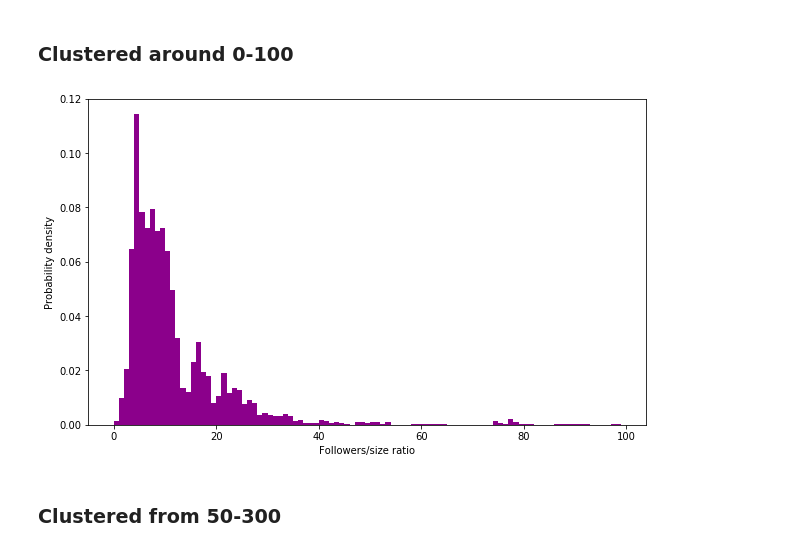
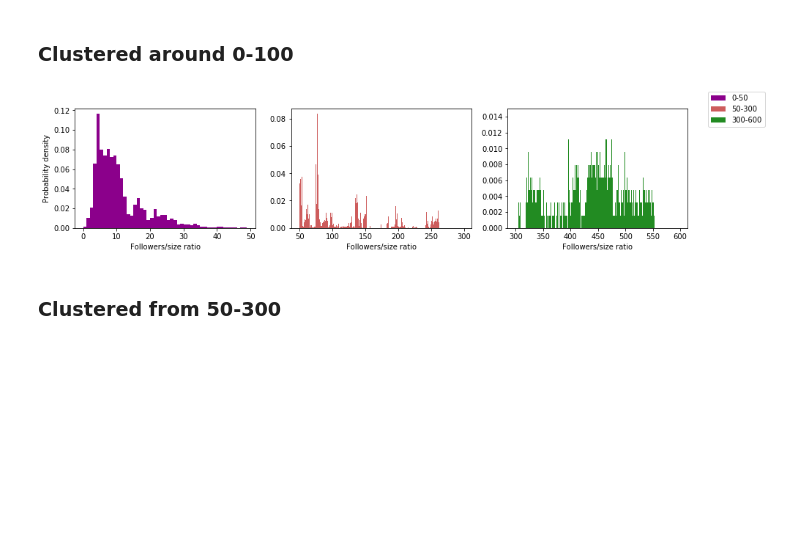
Before and after one commit to hyojunada/data_incubator_challenge_linkedin, a Jupyter notebook: notebook/Section3-fig1_follower_distribution.ipynb, the cells around one changed output. Saved outputs shown, nothing was run; the diff lists cells and outputs as text; code cells hidden in the pictures; blank space fills up the shorter version.

Commit message:
making figures pretty

```diff
--- a/notebook/Section3-fig1_follower_distribution.ipynb
+++ b/notebook/Section3-fig1_follower_distribution.ipynb
@@ -68,13 +68,27 @@ plt.savefig('../result/followers_to_size_ratio.png', dpi=300, transparent=True,
 [figure]
 # %% [markdown]
 ### Clustered around 0-100
-# %%
-fig, ax = plt.subplots(figsize=(10,6))
-ax.hist(followers_to_size, color='darkmagenta', density=True, bins=np.arange(0, 100, 1))
-ax.set_ylabel('Probability density')
-ax.set_xlabel('Followers/size ratio')
-plt.savefig('../result/followers_to_size_ratio_0_100.png', dpi=300, transparent=True, bbox_inches='tight')
-# %% [output]
-[figure, removed]
+# %%
+fig, ((ax1, ax2, ax3)) = plt.subplots(figsize=(15,3), nrows=1, ncols=3)
+c1 = 'darkmagenta'
+ax1.hist(followers_to_size, color=c1, density=True, bins=np.arange(0, 50, 1), label='0-50')
+ax1.set_ylabel('Probability density')
+ax1.set_xlabel('Followers/size ratio')
+c2 = 'indianred'
+ax2.hist(followers_to_size, color=c2, density=True, bins=np.arange(50, 300, 1), label='50-300')
+ax2.set_xlabel('Followers/size ratio')
+c3 = 'forestgreen'
+ax3.hist(followers_to_size, color=c3, density=True, bins=np.arange(300, 600, 1), label='300-600')
+ax3.set_xlabel('Followers/size ratio')
+
+h1, l1 = ax1.get_legend_handles_labels()
+h2, l2 = ax2.get_legend_handles_labels()
+h3, l3 = ax3.get_legend_handles_labels()
+
+
+fig.legend(h1+h2+h3, l1+l2+l3, loc='upper right')
+plt.savefig('../result/followers_to_size_ratio_group.png', dpi=300, transparent=True, bbox_inches='tight')
+# %% [output]
+[figure, added]
 # %% [markdown]
 ### Clustered from 50-300
```
Also changed, not shown: parts of 2 cells of this notebook, 1 other file.
